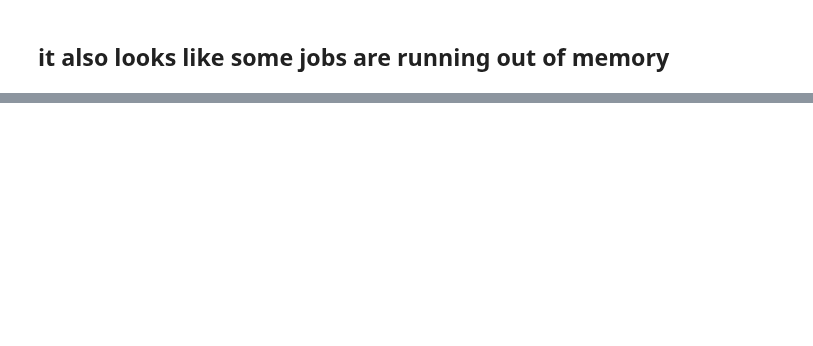
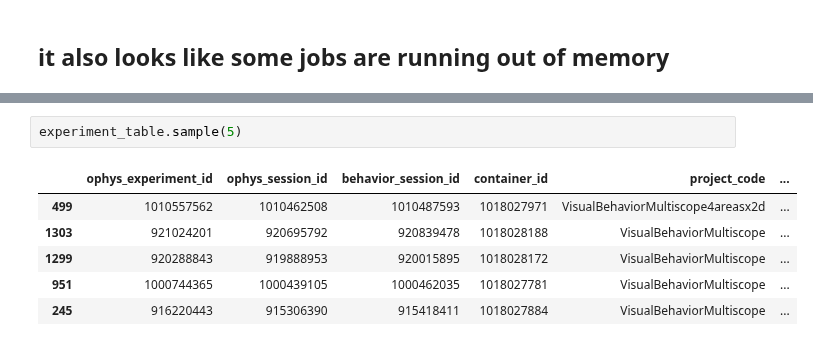
Before and after one commit to AllenInstitute/visual_behavior_glm, a Jupyter notebook: notebooks/2020.09.28_quantify_cluster_performance.ipynb, the cells around one changed output, grey strips where cells are left out. Cells and saved outputs as stored; diff of their text form; blank space fills up the shorter version.

```diff
--- a/notebooks/2020.09.28_quantify_cluster_performance.ipynb
+++ b/notebooks/2020.09.28_quantify_cluster_performance.ipynb
@@ -66 +84,10 @@ sns.jointplot(
+# %%
+experiment_table.sample(5)
+# %% [output]
+|  | ophys_experiment_id | ophys_session_id | behavior_session_id | container_id | project_code | ... |
+| 499 | 1010557562 | 1010462508 | 1010487593 | 1018027971 | VisualBehaviorMultiscope4areasx2d | ... |
+| 1303 | 921024201 | 920695792 | 920839478 | 1018028188 | VisualBehaviorMultiscope | ... |
+| 1299 | 920288843 | 919888953 | 920015895 | 1018028172 | VisualBehaviorMultiscope | ... |
+| 951 | 1000744365 | 1000439105 | 1000462035 | 1018027781 | VisualBehaviorMultiscope | ... |
+| 245 | 916220443 | 915306390 | 915418411 | 1018027884 | VisualBehaviorMultiscope | ... |
 # %%
```
Also changed, not shown: parts of 3 cells of this notebook, 6 other files.
